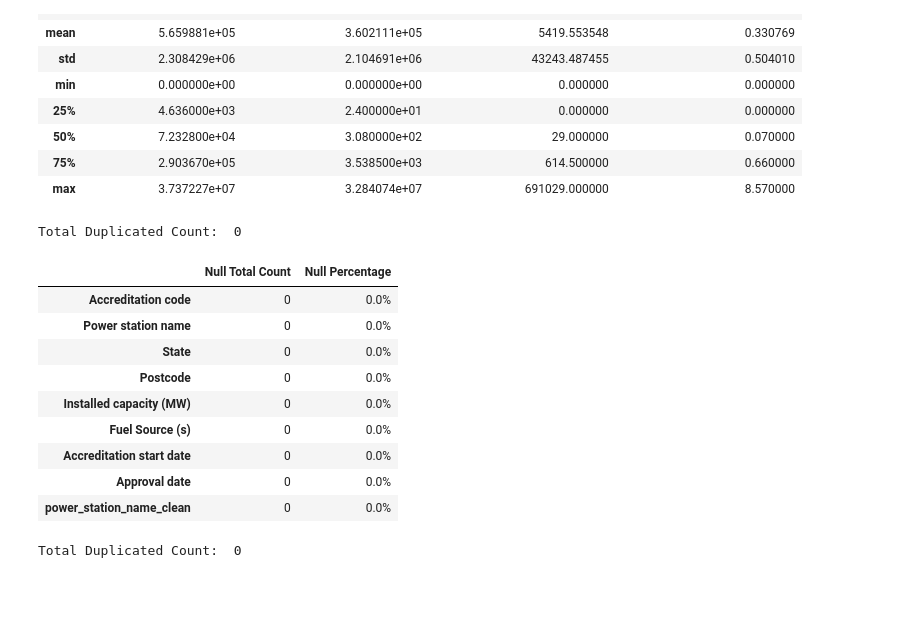
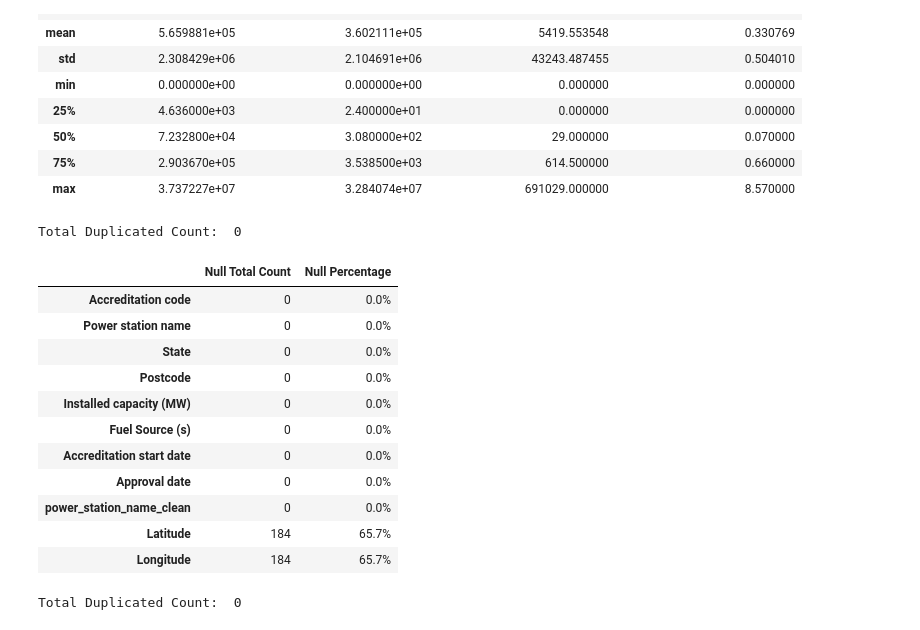
Before and after one commit to stephensusanto/DE, a Jupyter notebook: Asgmt1.ipynb, the cells around one changed output. Cells and saved outputs as stored; diff of their text form; code cells hidden in the pictures; blank space fills up the shorter version.

Commit message:
Adding Api geo and check the location based on station name to retrieve geolocation

```diff
--- a/Asgmt1.ipynb
+++ b/Asgmt1.ipynb
@@ -369,20 +369,26 @@ df_nger_cleaning.describe()
 # %%
 cleaning_data.replacing_value(df_cer_1_approved, '-', np.nan)
 
-df_cer_1_approved['power_station_name_clean'] = cleaning_data.clean_name(df_cer_1_approved['Power station name'].str.split('-').str[0])
+df_cer_1_approved['power_station_name_clean'] = (
+    df_cer_1_approved['Power station name']
+    .str.split('-').str[0]   # keep only before "-"
+    .apply(cleaning_data.clean_name)  # clean each value
+)
 cleaning_data.show_null_data(df_cer_1_approved)
 # %% [output]
 Total Duplicated Count:  0
 |  | Null Total Count | Null Percentage |
 | Accreditation code | 0 | 0.0% |
 | Power station name | 0 | 0.0% |
 | State | 0 | 0.0% |
 | Postcode | 0 | 0.0% |
 | Installed capacity (MW) | 0 | 0.0% |
 | Fuel Source (s) | 0 | 0.0% |
 | Accreditation start date | 0 | 0.0% |
 | Approval date | 0 | 0.0% |
 | power_station_name_clean | 0 | 0.0% |
+| Latitude | 184 | 65.7% |
+| Longitude | 184 | 65.7% |
 # %%
 cleaning_data.replacing_value(df_cer_1_commited, '-', np.nan)
 
```
Also changed, not shown: parts of 1 cell of this notebook.
